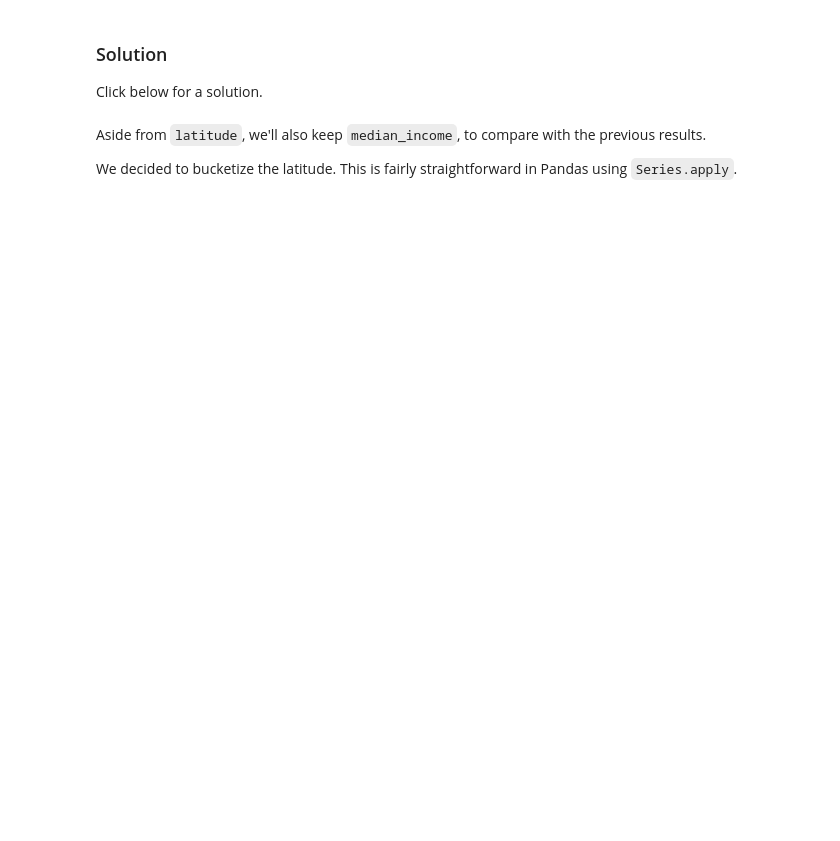
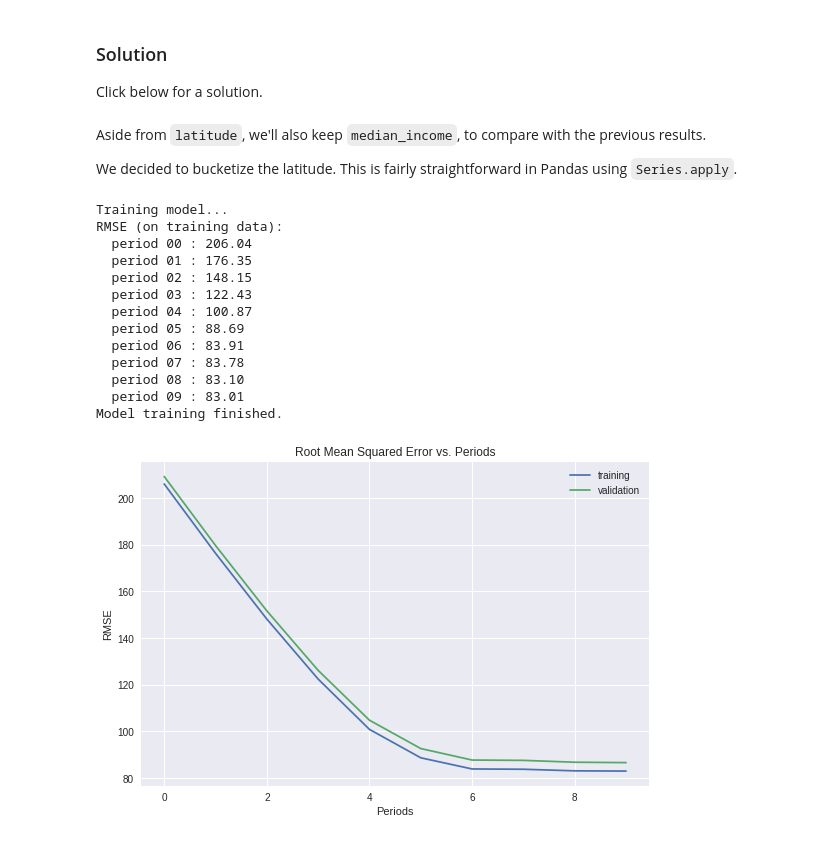
Before and after one commit to htbkoo/0Colaboratory, a Jupyter notebook: MachineLearning/CrashCourse/feature_sets.ipynb, the cells around one changed output. Saved outputs shown, nothing was run; the diff lists cells and outputs as text; code cells hidden in the pictures; blank space fills up the shorter version.

```diff
--- a/MachineLearning/CrashCourse/feature_sets.ipynb
+++ b/MachineLearning/CrashCourse/feature_sets.ipynb
@@ -558,10 +576,25 @@ selected_training_examples = select_and_transform_features(training_examples)
 selected_validation_examples = select_and_transform_features(validation_examples)
 # %%
 _ = train_model(
-    learning_rate=0.01,
+    learning_rate=0.03,
     steps=500,
     batch_size=5,
     training_examples=selected_training_examples,
     training_targets=training_targets,
     validation_examples=selected_validation_examples,
     validation_targets=validation_targets)
+# %% [output]
+Training model...
+RMSE (on training data):
+  period 00 : 206.04
+  period 01 : 176.35
+  period 02 : 148.15
+  period 03 : 122.43
+  period 04 : 100.87
+  period 05 : 88.69
+  period 06 : 83.91
+  period 07 : 83.78
+  period 08 : 83.10
+  period 09 : 83.01
+Model training finished.
+[figure, added]
```
Also changed, not shown: parts of 2 cells of this notebook.
